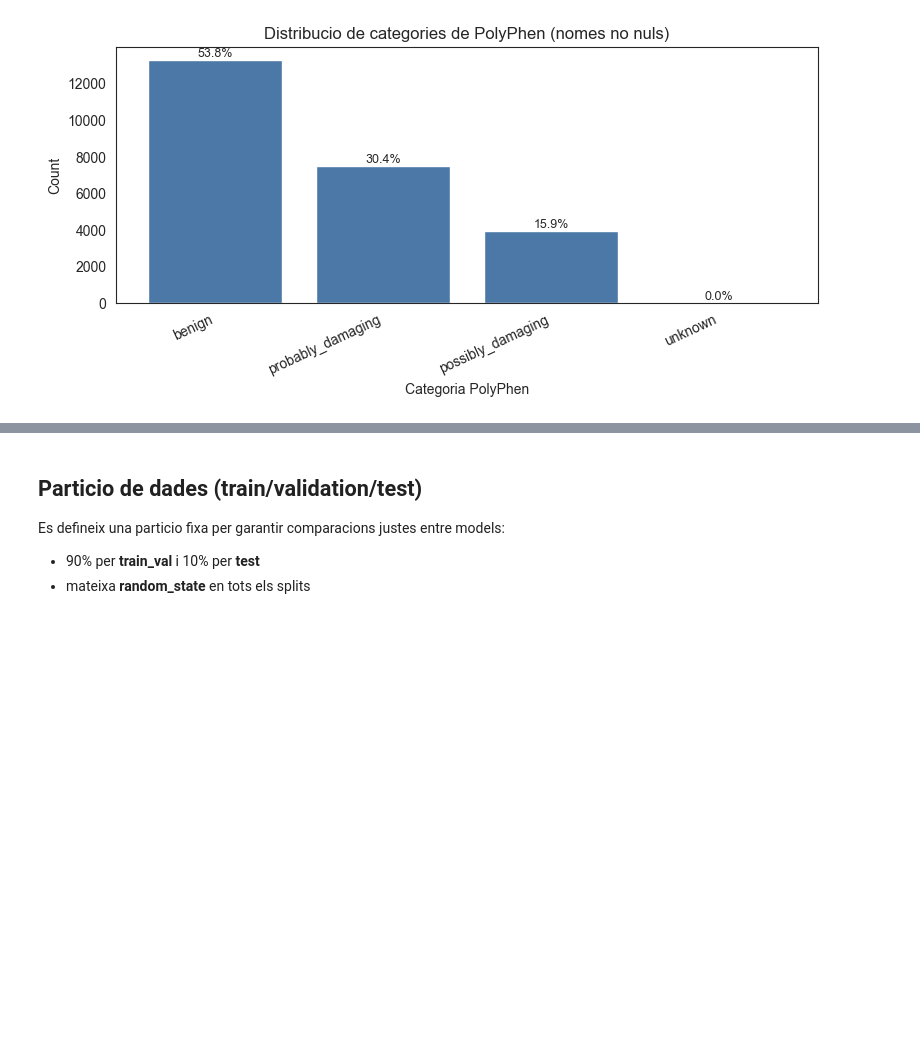
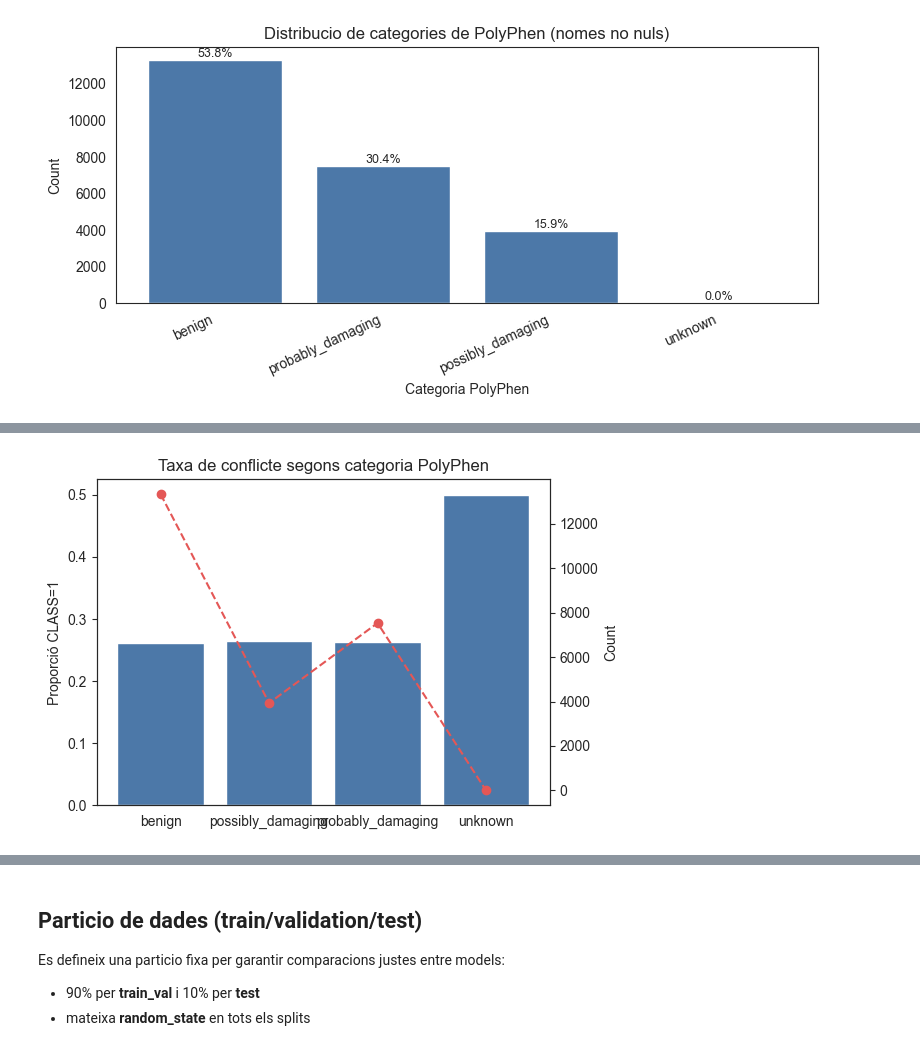
Before and after one commit to eliagarcia/tfg-genetic-variants, a Jupyter notebook: notebooks/eda.ipynb, the cells around one changed output, grey strips where cells are left out. Saved outputs shown, nothing was run; the diff lists cells and outputs as text; code cells hidden in the pictures; blank space fills up the shorter version.

```diff
--- a/notebooks/eda.ipynb
+++ b/notebooks/eda.ipynb
@@ -459,21 +454,0 @@ Aquest gràfic mostra la taxa de conflicte  per a cada categoria de PolyPhen mit
-# %%
-poly_df = df[df["PolyPhen"].notna()].copy()
-
-rate = poly_df.groupby("PolyPhen")["CLASS"].mean().sort_values()
-counts = poly_df["PolyPhen"].value_counts().reindex(rate.index)
-
-fig, ax = plt.subplots(figsize=(7,4))
-
-# Barres (taxa de conflicte)
-ax.bar(rate.index, rate.values, color="#4C78A8")
-ax.set_ylabel("Proportion CLASS=1")
-ax.set_title("Taxa de conflicte segons categoria PolyPhen")
-
-# Línia (nombre de mostres)
-ax2 = ax.twinx()
-ax2.plot(range(len(counts)), counts.values, marker="o", linestyle="--", color="#F58518")
-ax2.set_ylabel("Count")
-
-plt.xticks(rotation=25)
-plt.tight_layout()
-plt.show()
@@ -507,0 +463,18 @@ plt.show()
+# %%
+rate = poly_df.groupby("PolyPhen")["CLASS"].mean()
+counts = poly_df["PolyPhen"].value_counts().reindex(rate.index)
+
+fig, ax = plt.subplots(figsize=(6,4))
+
+ax.bar(rate.index.astype(str), rate.values, color="#4C78A8")
+ax.set_ylabel("Proporció CLASS=1")
+ax.set_title("Taxa de conflicte segons categoria PolyPhen")
+
+ax2 = ax.twinx()
+ax2.plot(range(len(counts)), counts.values, marker="o", linestyle="--", color="#E45756")
+ax2.set_ylabel("Count")
+
+plt.tight_layout()
+plt.show()
+# %% [output]
+[figure, added]
```
Also changed, not shown: parts of 16 cells of this notebook.
